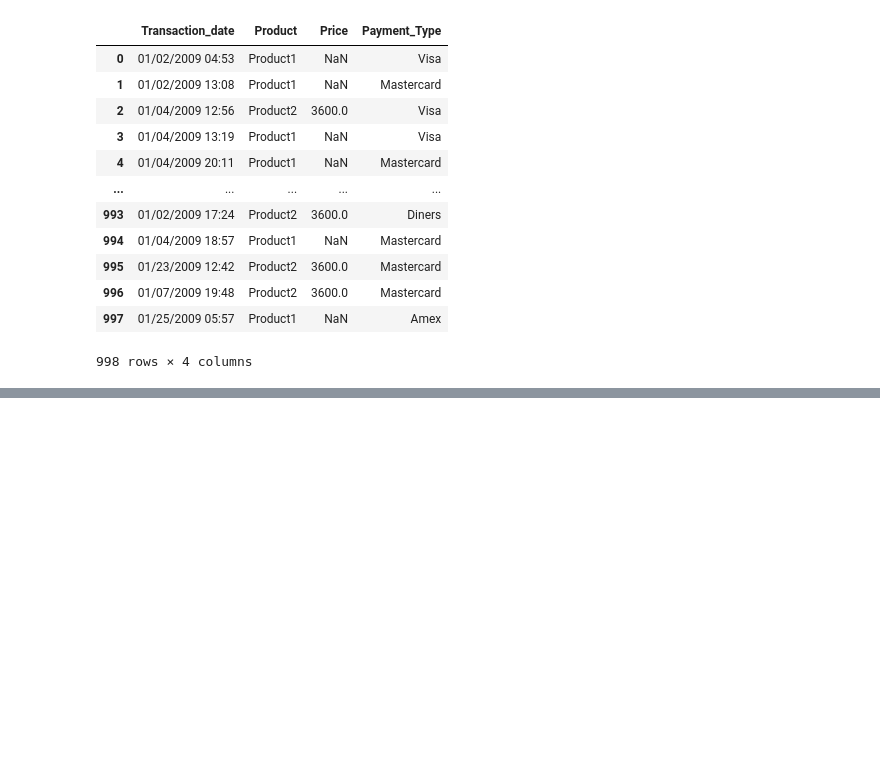
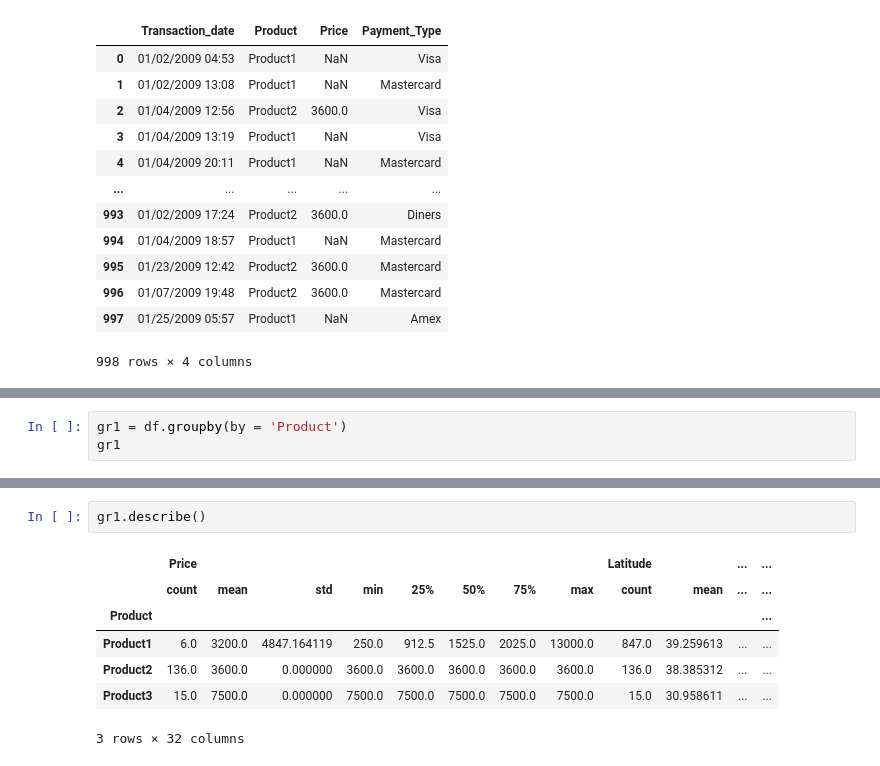
Before and after one commit to Rishab8077/Pandas-basic, a Jupyter notebook: Pandas.ipynb, the cells around one changed output, grey strips where cells are left out. Drawn from its saved outputs; the diff is of its cells as text; blank space fills up the shorter version.

```diff
--- a/Pandas.ipynb
+++ b/Pandas.ipynb
@@ -1164,0 +1167,3 @@ df.iloc[[0,987]]
+# %%
+gr1 = df.groupby(by = 'Product')
+gr1
@@ -1164,0 +1246,10 @@ df.iloc[[0,987]]
+# %%
+gr1.describe()
+# %% [output]
+|  | Price |  |  |  |  |  |  |  | Latitude |  | ... | ... |
+|  | count | mean | std | min | 25% | 50% | 75% | max | count | mean | ... | ... |
+| Product |  |  |  |  |  |  |  |  |  |  |  | ... |
+| Product1 | 6.0 | 3200.0 | 4847.164119 | 250.0 | 912.5 | 1525.0 | 2025.0 | 13000.0 | 847.0 | 39.259613 | ... | ... |
+| Product2 | 136.0 | 3600.0 | 0.000000 | 3600.0 | 3600.0 | 3600.0 | 3600.0 | 3600.0 | 136.0 | 38.385312 | ... | ... |
+| Product3 | 15.0 | 7500.0 | 0.000000 | 7500.0 | 7500.0 | 7500.0 | 7500.0 | 7500.0 | 15.0 | 30.958611 | ... | ... |
+3 rows × 32 columns
```
Also changed, not shown: parts of 33 cells of this notebook.
